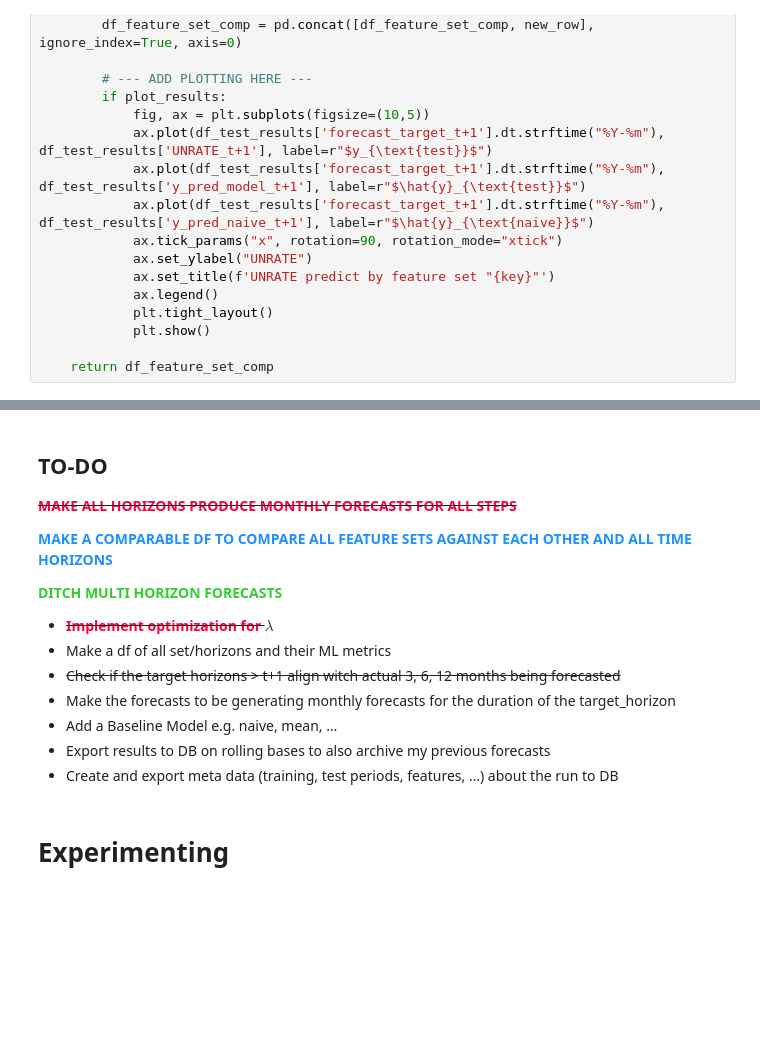
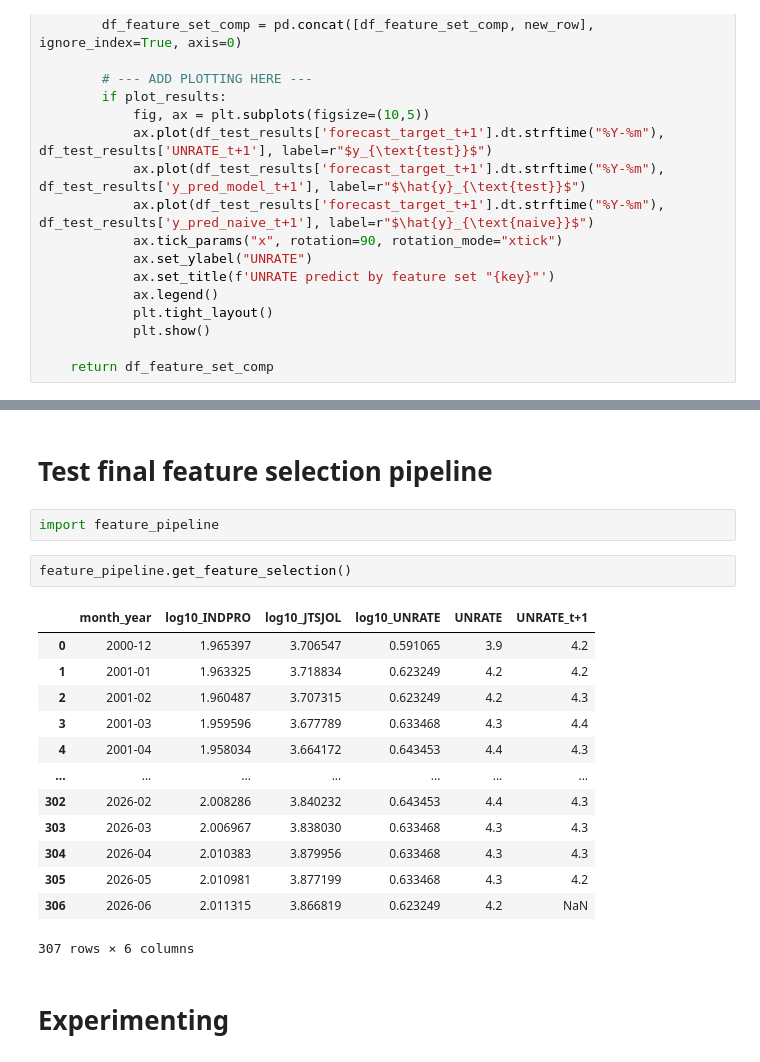
Before and after one commit to mx-lnk/us-unemployment-forecasting-pipeline, a Jupyter notebook: notebooks/model.ipynb, the cells around one changed output, grey strips where cells are left out. Saved outputs shown, nothing was run; the diff lists cells and outputs as text; blank space fills up the shorter version.

Commit message:
Create and tested the new feature pipeline for the final feature set and renamed the old one to all_features.py.

```diff
--- a/notebooks/model.ipynb
+++ b/notebooks/model.ipynb
@@ -516,22 +512,26 @@ feature_set_tester(plot_results=True)
 | 3 | log10_levels_set_w_unrate_less_fe... | 0.109828 | 0.111475 | 0.133616 | 0.152305 | 1.478017 | 12.27048 |
 | 4 | changes_set | 0.111475 | 0.111475 | 0.152305 | 0.152305 | 0.0 | 0.0 |
 | 5 | mixed_set | 0.111475 | 0.111475 | 0.152305 | 0.152305 | 0.0 | 0.0 |
-# %% [markdown]
-## TO-DO
-
-<s><b style="color:#fa0240;">MAKE ALL HORIZONS PRODUCE MONTHLY FORECASTS FOR ALL STEPS</b></s>
-
-<b style="color:DodgerBlue">MAKE A COMPARABLE DF TO COMPARE ALL FEATURE SETS AGAINST EACH OTHER AND ALL TIME HORIZONS</b>
-
-<b style="color:LimeGreen">DITCH MULTI HORIZON FORECASTS</b>
-
-- <s><b style="color:#fa0240;">Implement optimization for</b> $\lambda$</s>
-- Make a df of all set/horizons and their ML metrics
-- <s>Check if the target horizons > t+1 align witch actual 3, 6, 12 months being forecasted</s>
-- Make the forecasts to be generating monthly forecasts for the duration of the target_horizon
-- Add a Baseline Model e.g. naive, mean, …
-- Export results to DB on rolling bases to also archive my previous forecasts
-- Create and export meta data (training, test periods, features, …) about the run to DB
+# %% [markdown]
+# Test final feature selection pipeline
+# %%
+import feature_pipeline
+# %%
+feature_pipeline.get_feature_selection()
+# %% [output]
+|  | month_year | log10_INDPRO | log10_JTSJOL | log10_UNRATE | UNRATE | UNRATE_t+1 |
+| 0 | 2000-12 | 1.965397 | 3.706547 | 0.591065 | 3.9 | 4.2 |
+| 1 | 2001-01 | 1.963325 | 3.718834 | 0.623249 | 4.2 | 4.2 |
+| 2 | 2001-02 | 1.960487 | 3.707315 | 0.623249 | 4.2 | 4.3 |
+| 3 | 2001-03 | 1.959596 | 3.677789 | 0.633468 | 4.3 | 4.4 |
+| 4 | 2001-04 | 1.958034 | 3.664172 | 0.643453 | 4.4 | 4.3 |
+| ... | ... | ... | ... | ... | ... | ... |
+| 302 | 2026-02 | 2.008286 | 3.840232 | 0.643453 | 4.4 | 4.3 |
+| 303 | 2026-03 | 2.006967 | 3.838030 | 0.633468 | 4.3 | 4.3 |
+| 304 | 2026-04 | 2.010383 | 3.879956 | 0.633468 | 4.3 | 4.3 |
+| 305 | 2026-05 | 2.010981 | 3.877199 | 0.633468 | 4.3 | 4.2 |
+| 306 | 2026-06 | 2.011315 | 3.866819 | 0.623249 | 4.2 | NaN |
+307 rows × 6 columns
 # %% [markdown]
 # Experimenting
 # %%
```
Also changed, not shown: parts of 3 cells of this notebook, 5 other files.
